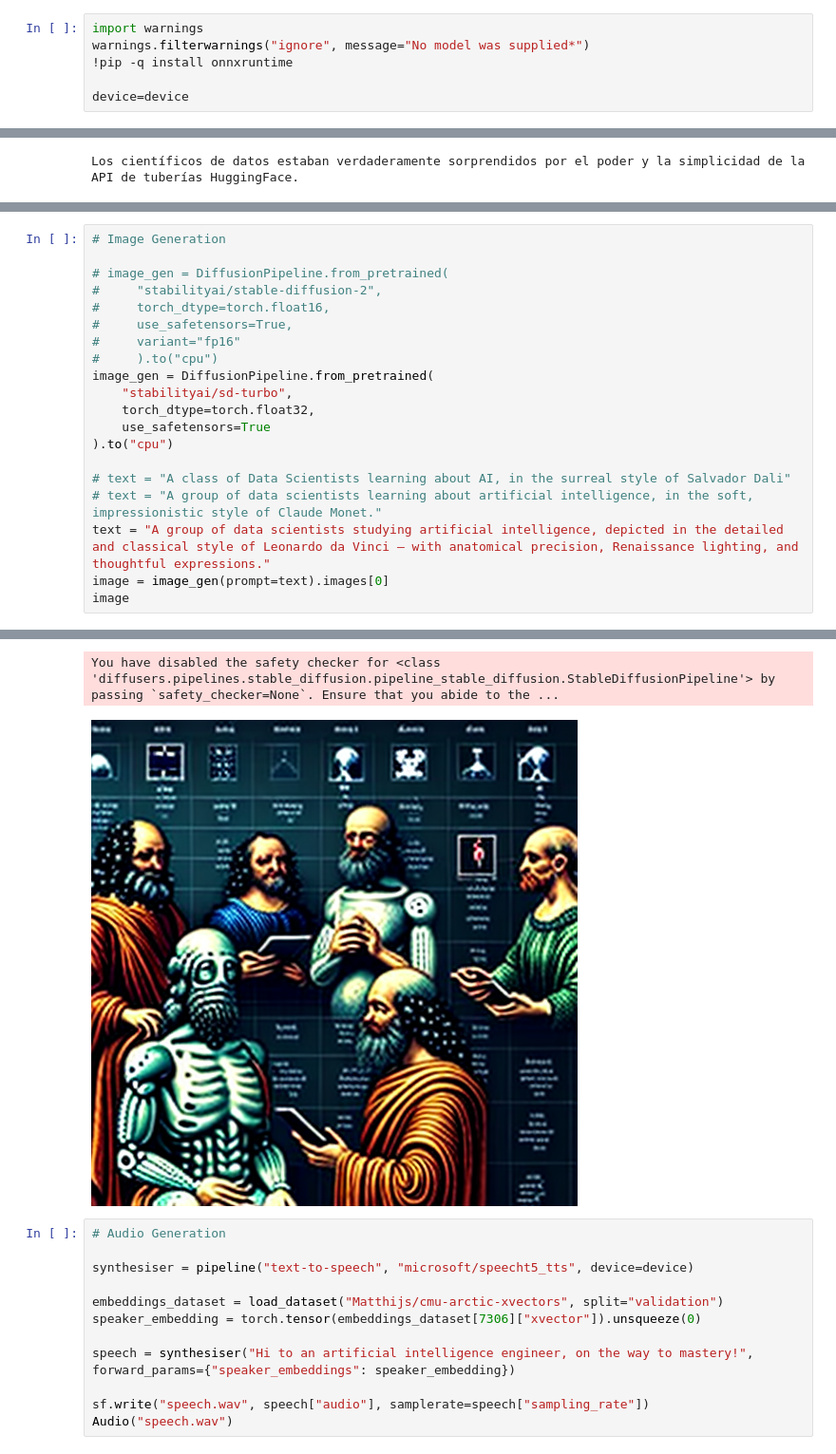
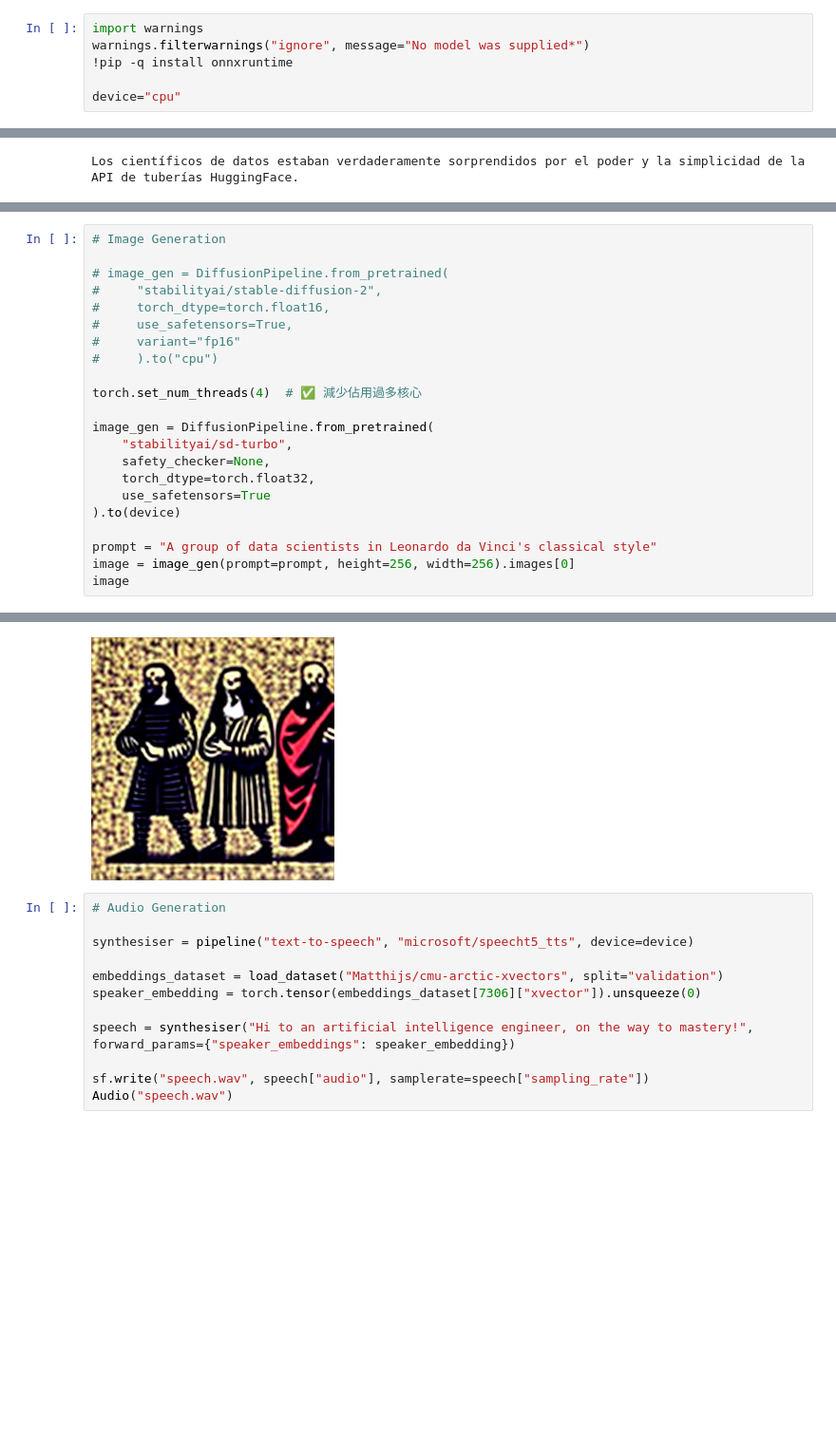
Before and after one commit to christseng89/llm_engineering, a Jupyter notebook: week3/day2.pipelines.ipynb, the cells around one changed output, grey strips where cells are left out. Shown at 95% size. Cells and saved outputs as stored; diff of their text form; blank space fills up the shorter version.

```diff
--- a/week3/day2.pipelines.ipynb
+++ b/week3/day2.pipelines.ipynb
@@ -84,7 +89,7 @@ import warnings
 warnings.filterwarnings("ignore", message="No model was supplied*")
 !pip -q install onnxruntime
 
-device=device
+device="cpu"
 # %%
 # Sentiment Analysis
 
@@ -201,15 +209,17 @@ You can see in Fig. 2 you can see
 #     use_safetensors=True,
 #     variant="fp16"
 #     ).to("cpu")
+
+torch.set_num_threads(4)  # ✅ 減少佔用過多核心
+
 image_gen = DiffusionPipeline.from_pretrained(
     "stabilityai/sd-turbo",
+    safety_checker=None,
     torch_dtype=torch.float32,
     use_safetensors=True
-).to("cpu")
+).to(device)
 
-# text = "A class of Data Scientists learning about AI, in the surreal style of Salvador Dali"
-# text = "A group of data scientists learning about artificial intelligence, in the soft, impressionistic style of Claude Monet."
-text = "A group of data scientists studying artificial intelligence, depicted in the detailed and classical style of Leonardo da Vinci — with anatomical precision, Renaissance lighting, and thoughtful expressions."
-image = image_gen(prompt=text).images[0]
+prompt = "A group of data scientists in Leonardo da Vinci's classical style"
+image = image_gen(prompt=prompt, height=256, width=256).images[0]
 image
 # %% [output]
@@ -218,5 +227,4 @@ To support symlinks on Windows, you either need to activate Developer Mode or to
-You have disabled the safety checker for <class 'diffusers.pipelines.stable_diffusion.pipeline_stable_diffusion.StableDiffusionPipeline'> by passing `safety_checker=None`. Ensure that you abide to the ...
-[figure, old version]
+[figure, new version]
 # %%
 # Audio Generation
 
```
Also changed, not shown: parts of 11 cells of this notebook, 8 other files.
